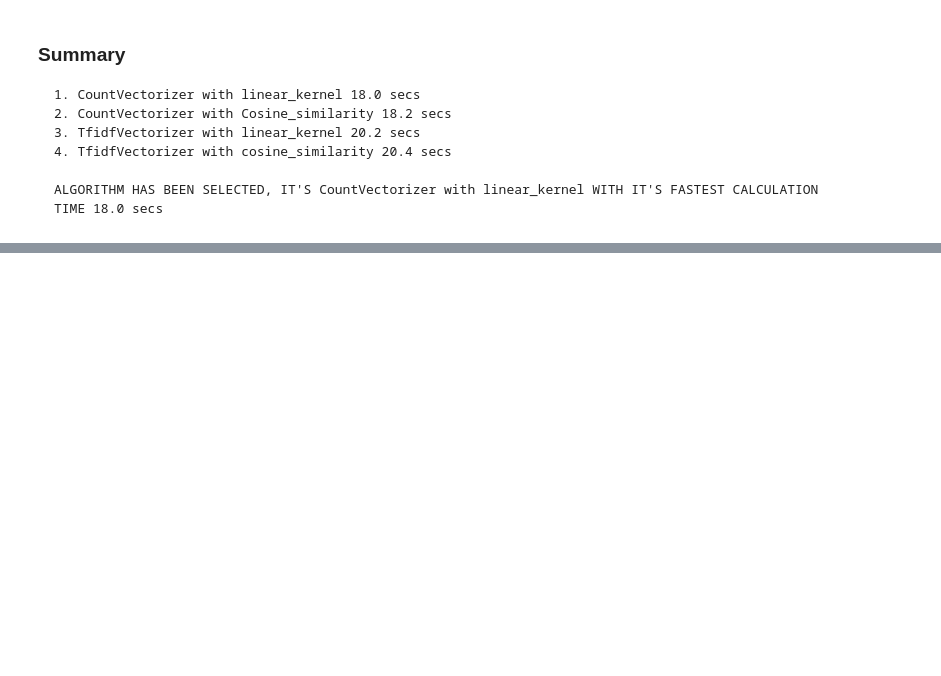
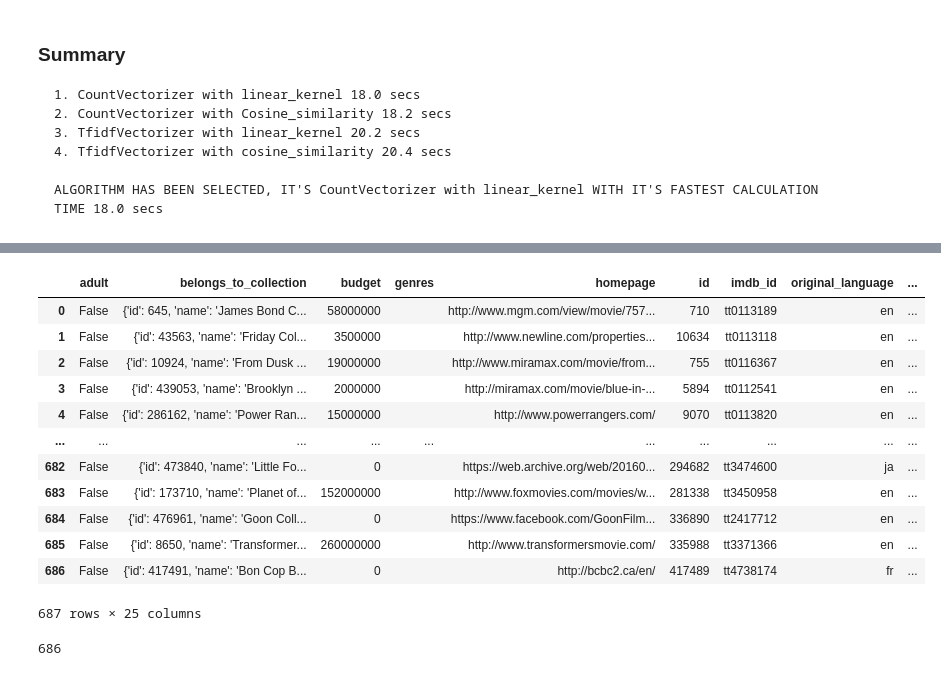
Before and after one commit to salenewOrld/netflix-movies-suggestion, a Jupyter notebook: Final/Untitled3.ipynb, the cells around one changed output, grey strips where cells are left out. Saved outputs shown, nothing was run; the diff lists cells and outputs as text; code cells hidden in the pictures; blank space fills up the shorter version.

Commit message:
Update Movie_Recommender
Finished

```diff
--- a/Final/Untitled3.ipynb
+++ b/Final/Untitled3.ipynb
@@ -17,6 +19,7 @@ import pandas as pd
 # Import Dataset
 # %%
 movies = pd.read_csv('movies_metadata.csv')
+movies_pipe_line = movies.copy()
 # %% [markdown]
 # Data pre-processing
 # %%
@@ -597,0 +739,20 @@ item_similarity = cosine_similarity(vector)
+# %%
+movies_pipe_line
+# %% [output]
+|  | adult | belongs_to_collection | budget | genres | homepage | id | imdb_id | original_language | ... |
+| 0 | False | {'id': 645, 'name': 'James Bond C... | 58000000 |  | http://www.mgm.com/view/movie/757... | 710 | tt0113189 | en | ... |
+| 1 | False | {'id': 43563, 'name': 'Friday Col... | 3500000 |  | http://www.newline.com/properties... | 10634 | tt0113118 | en | ... |
+| 2 | False | {'id': 10924, 'name': 'From Dusk ... | 19000000 |  | http://www.miramax.com/movie/from... | 755 | tt0116367 | en | ... |
+| 3 | False | {'id': 439053, 'name': 'Brooklyn ... | 2000000 |  | http://miramax.com/movie/blue-in-... | 5894 | tt0112541 | en | ... |
+| 4 | False | {'id': 286162, 'name': 'Power Ran... | 15000000 |  | http://www.powerrangers.com/ | 9070 | tt0113820 | en | ... |
+| ... | ... | ... | ... | ... | ... | ... | ... | ... | ... |
+| 682 | False | {'id': 473840, 'name': 'Little Fo... | 0 |  | https://web.archive.org/web/20160... | 294682 | tt3474600 | ja | ... |
+| 683 | False | {'id': 173710, 'name': 'Planet of... | 152000000 |  | http://www.foxmovies.com/movies/w... | 281338 | tt3450958 | en | ... |
+| 684 | False | {'id': 476961, 'name': 'Goon Coll... | 0 |  | https://www.facebook.com/GoonFilm... | 336890 | tt2417712 | en | ... |
+| 685 | False | {'id': 8650, 'name': 'Transformer... | 260000000 |  | http://www.transformersmovie.com/ | 335988 | tt3371366 | en | ... |
+| 686 | False | {'id': 417491, 'name': 'Bon Cop B... | 0 |  | http://bcbc2.ca/en/ | 417489 | tt4738174 | fr | ... |
+687 rows × 25 columns
+# %%
+movies_pipe_line.loc[movies_pipe_line['title'] == "Bon Cop Bad Cop 2"].index.values[0]
+# %% [output]
+686
```
Also changed, not shown: parts of 43 cells of this notebook, 2 other files.
